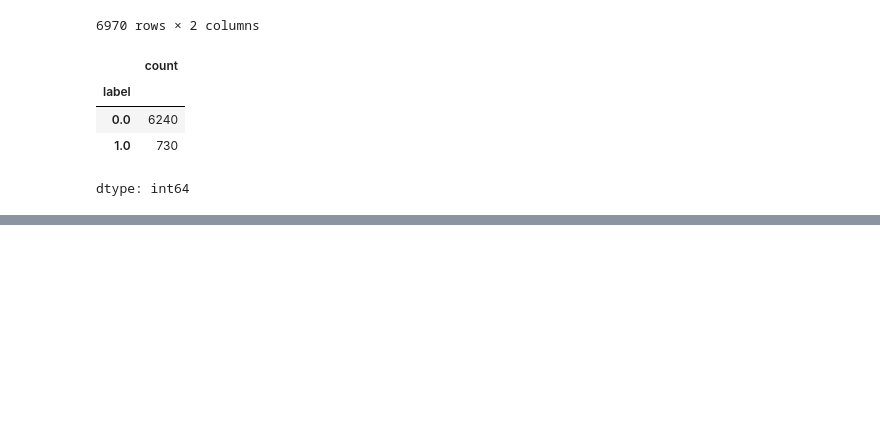
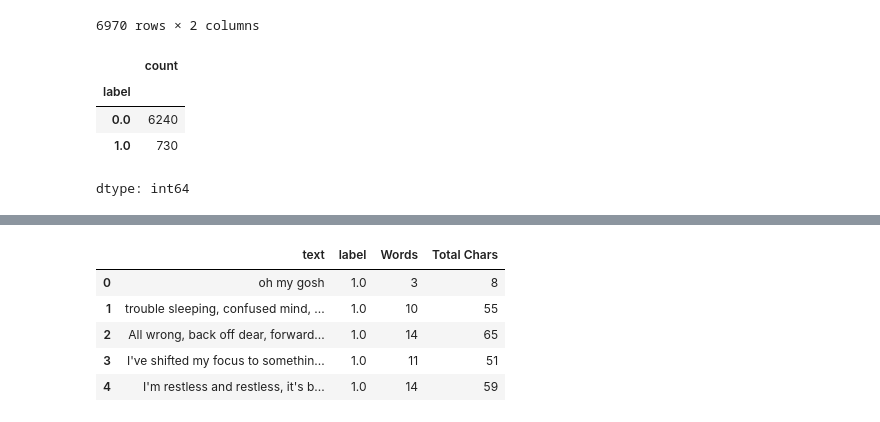
Before and after one commit to nicolasvargaszz/Kaggle_depresion_dataset, a Jupyter notebook: Depresion_analysis.ipynb, the cells around one changed output, grey strips where cells are left out. Saved outputs shown, nothing was run; the diff lists cells and outputs as text; code cells hidden in the pictures; blank space fills up the shorter version.

```diff
--- a/Depresion_analysis.ipynb
+++ b/Depresion_analysis.ipynb
@@ -53,0 +116,19 @@ dtype: int64
+# %%
+df["Words"] = df["text"].apply(lambda x: len(x.split()))
+
+
+def total_char(text):
+  char = 0
+  for i in text.split():
+    char += len(i)
+  return char
+
+df['Total Chars'] = df["text"].apply(total_char)
+df.head()
+# %% [output]
+|  | text | label | Words | Total Chars |
+| 0 | oh my gosh | 1.0 | 3 | 8 |
+| 1 | trouble sleeping, confused mind, ... | 1.0 | 10 | 55 |
+| 2 | All wrong, back off dear, forward... | 1.0 | 14 | 65 |
+| 3 | I've shifted my focus to somethin... | 1.0 | 11 | 51 |
+| 4 | I'm restless and restless, it's b... | 1.0 | 14 | 59 |
```
Also changed, not shown: parts of 7 cells of this notebook.
